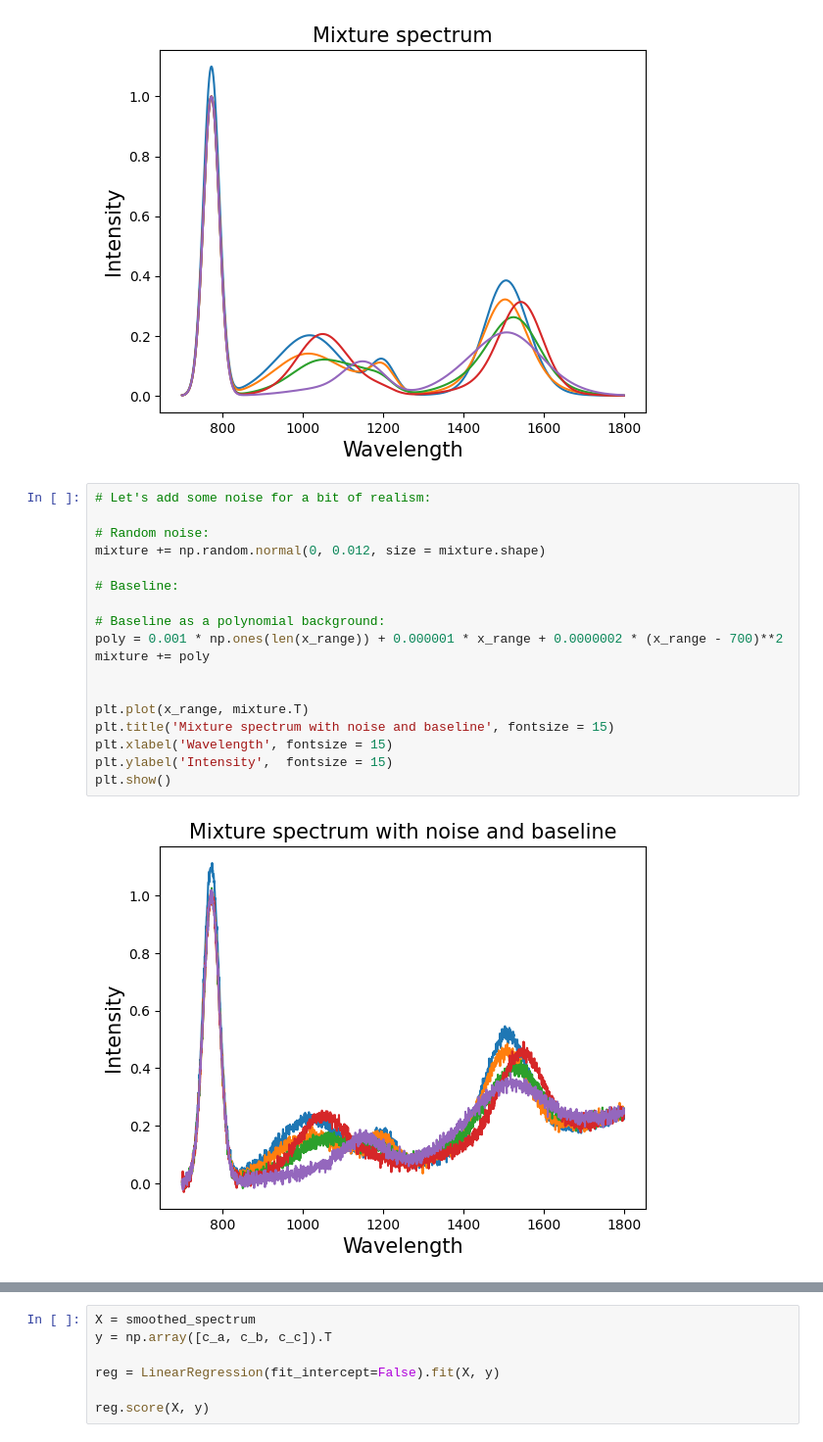
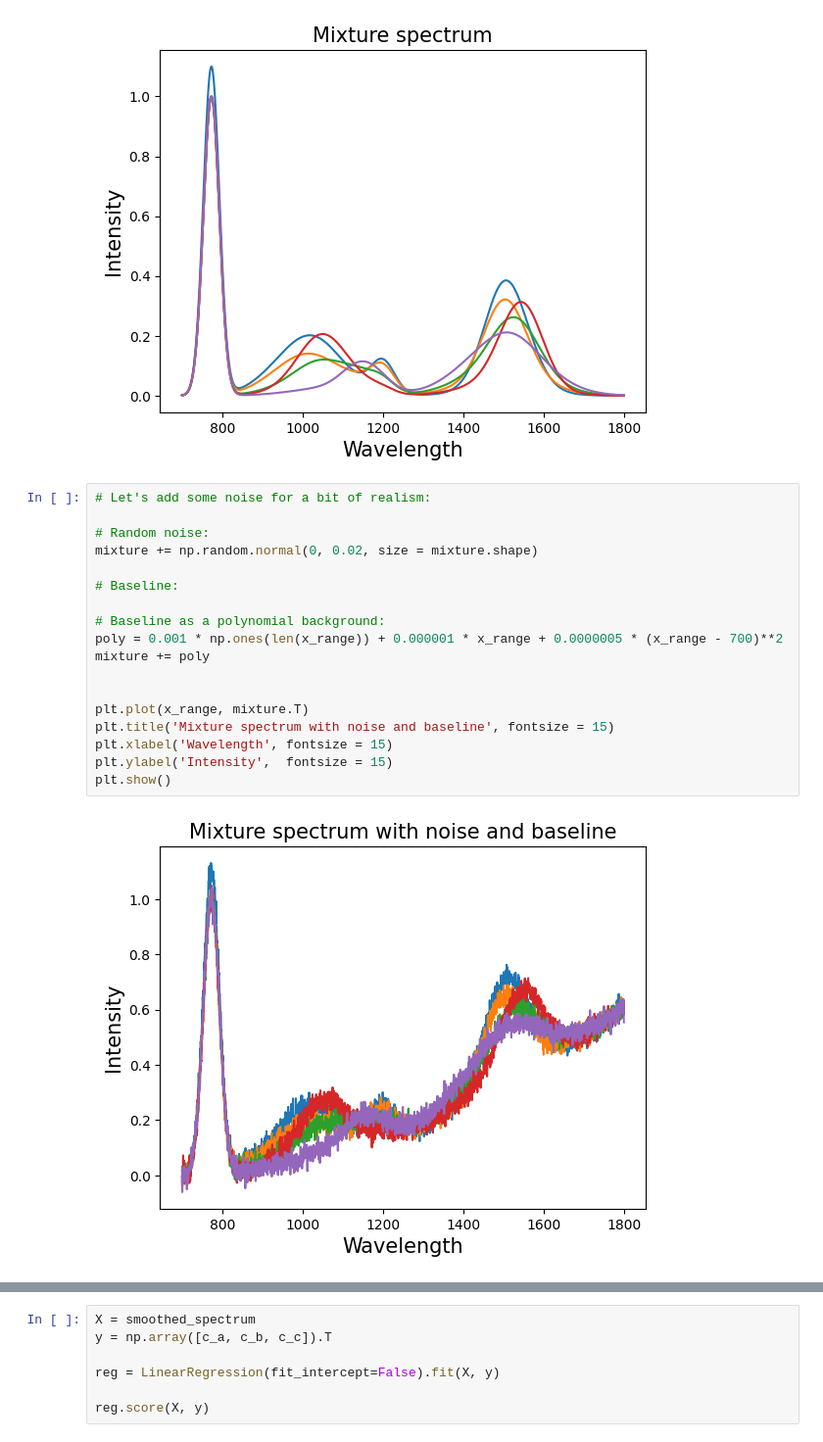
Before and after one commit to ariawahyuw/simulasi-spectra, a Jupyter notebook: Simulasi 2/(OLS) Simulasi Data Artifisial.ipynb, the cells around one changed output, grey strips where cells are left out. Shown at 98% size. Cells and saved outputs as stored; diff of their text form.

```diff
--- a/Simulasi 2/(OLS) Simulasi Data Artifisial.ipynb
+++ b/Simulasi 2/(OLS) Simulasi Data Artifisial.ipynb
@@ -94,23 +94,23 @@ plt.show()
 # %%
 # Let's add some noise for a bit of realism:
 
 # Random noise:
-mixture += np.random.normal(0, 0.012, size = mixture.shape)
+mixture += np.random.normal(0, 0.02, size = mixture.shape)
 
 # Baseline:
 
 # Baseline as a polynomial background:
-poly = 0.001 * np.ones(len(x_range)) + 0.000001 * x_range + 0.0000002 * (x_range - 700)**2
+poly = 0.001 * np.ones(len(x_range)) + 0.000001 * x_range + 0.0000005 * (x_range - 700)**2
 mixture += poly
 
 
 plt.plot(x_range, mixture.T)
 plt.title('Mixture spectrum with noise and baseline', fontsize = 15)
 plt.xlabel('Wavelength', fontsize = 15)
 plt.ylabel('Intensity',  fontsize = 15)
 plt.show()
 # %% [output]
-[figure, old version]
+[figure, new version]
 # %%
 # Estimation of the baseline:
 # Parameters for this case:
```
Also changed, not shown: parts of 2 cells of this notebook, 2 other files.
